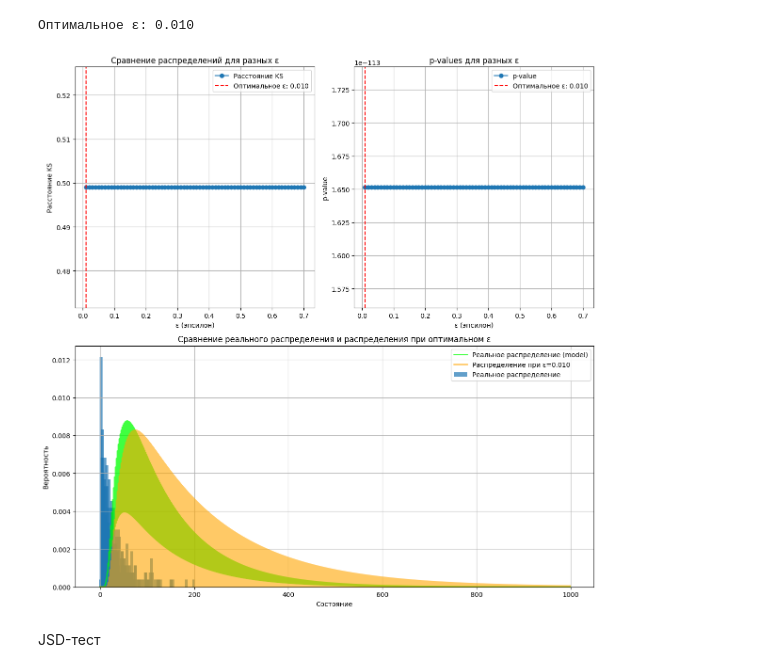
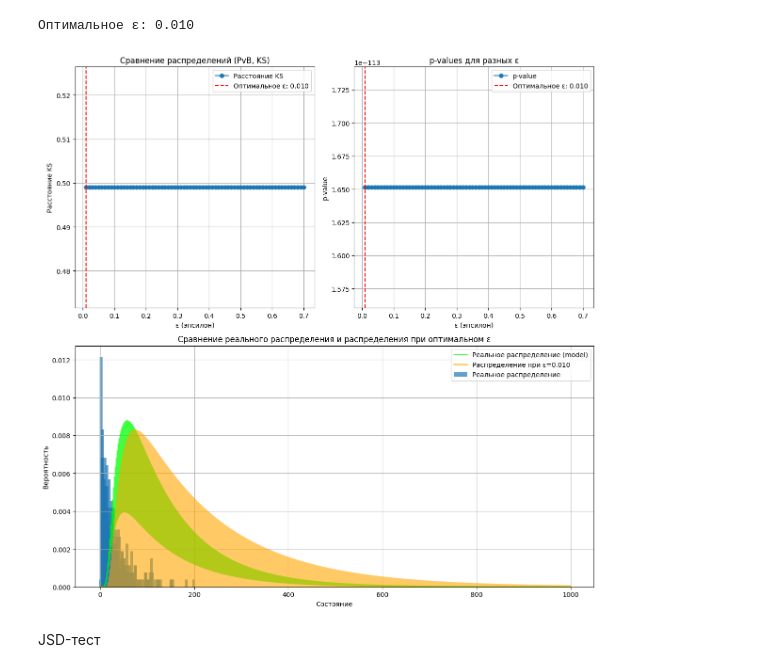
Before and after one commit to spells39/RWAnalyzer, a Jupyter notebook: src/find_opt_epsilon.ipynb, the cells around one changed output. Cells and saved outputs as stored; diff of their text form; code cells hidden in the pictures.

```diff
--- a/src/find_opt_epsilon.ipynb
+++ b/src/find_opt_epsilon.ipynb
@@ -97,7 +97,7 @@ plt.plot(epsilon_vals, ks_distances, marker='o', label='Расстояние KS'
 plt.axvline(optimal_epsilon_pvb_ks, color='red', linestyle='--', label=f'Оптимальное ε: {optimal_epsilon_pvb_ks:.3f}')
 plt.xlabel('ε (эпсилон)')
 plt.ylabel('Расстояние KS')
-plt.title('Сравнение распределений для разных ε')
+plt.title('Сравнение распределений (PvB, KS)')
 plt.legend()
 plt.grid()
 
@@ -105,34 +105,34 @@ plt.subplot(2, 2, 2)
 plt.plot(epsilon_vals, p_values_ks, marker='o', label='p-value')
 plt.axvline(optimal_epsilon_pvb_ks, color='red', linestyle='--', label=f'Оптимальное ε: {optimal_epsilon_pvb_ks:.3f}')
 plt.xlabel('ε (эпсилон)')
 plt.ylabel('p-value')
 plt.title('p-values для разных ε')
 plt.legend()
 plt.grid()
 
 plt.subplot(2, 1, 2)
 bin_size = 5
 grouped_data = [prob_real_center[i:i+bin_size].mean() for i in range(0, len(prob_real_center), bin_size)]
 plt.bar(range(len(grouped_data)), grouped_data, width=6, alpha=0.7, label='Реальное распределение')
 #plt.plot(prob_real_center, label='Реальное распределение', linestyle='-', color='blue', alpha=0.7, linewidth=2)
 #plt.plot(range(len(grouped_data1)), grouped_data1, 'ro', label='Реальное распределение')
 plt.plot(prob_real_center_model, label='Реальное распределение (model)', linestyle='-', color='lime', alpha=0.75, linewidth=2)
 plt.plot(optimal_prob_pvb_ks, label=f'Распределение при ε={optimal_epsilon_pvb_ks:.3f}', linestyle='-', color='orange', alpha=0.6, linewidth=2)
 
 # Заливка под распределениями
 #plt.fill_between(range(len(prob_real_center)), prob_real_center, alpha=0.3, color='blue')
 #plt.fill_between(range(len(optimal_prob)), optimal_prob, alpha=0.3, color='orange')
 
 plt.xlabel('Состояние')
 plt.ylabel('Вероятность')
 plt.title('Сравнение реального распределения и распределения при оптимальном ε')
 plt.legend()
 plt.grid()
 
 plt.tight_layout()
 plt.show()
 # %% [output]
-[figure, old version]
+[figure, new version]
 # %% [markdown]
 JSD-тест
 # %%
```
Also changed, not shown: parts of 11 cells of this notebook.
